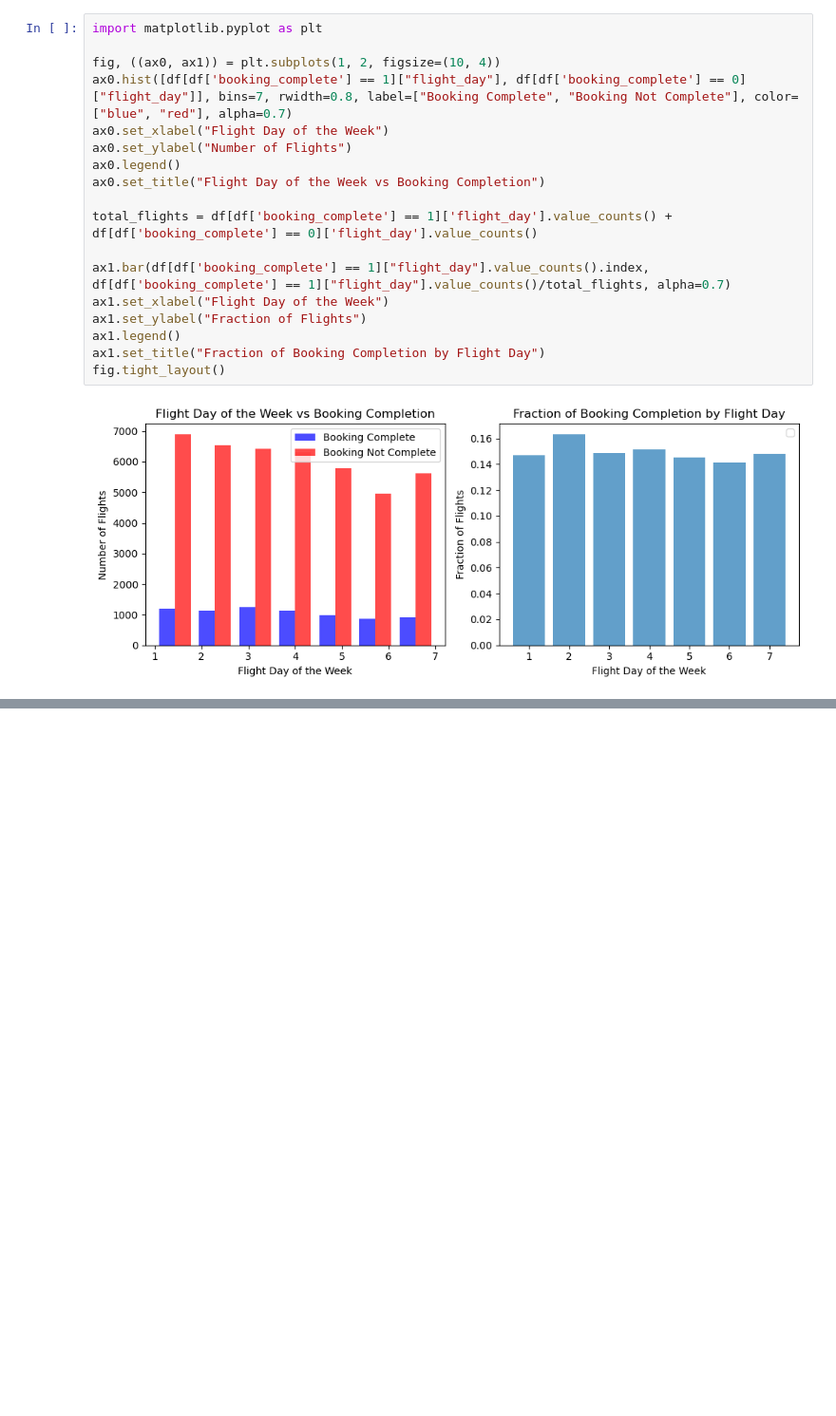
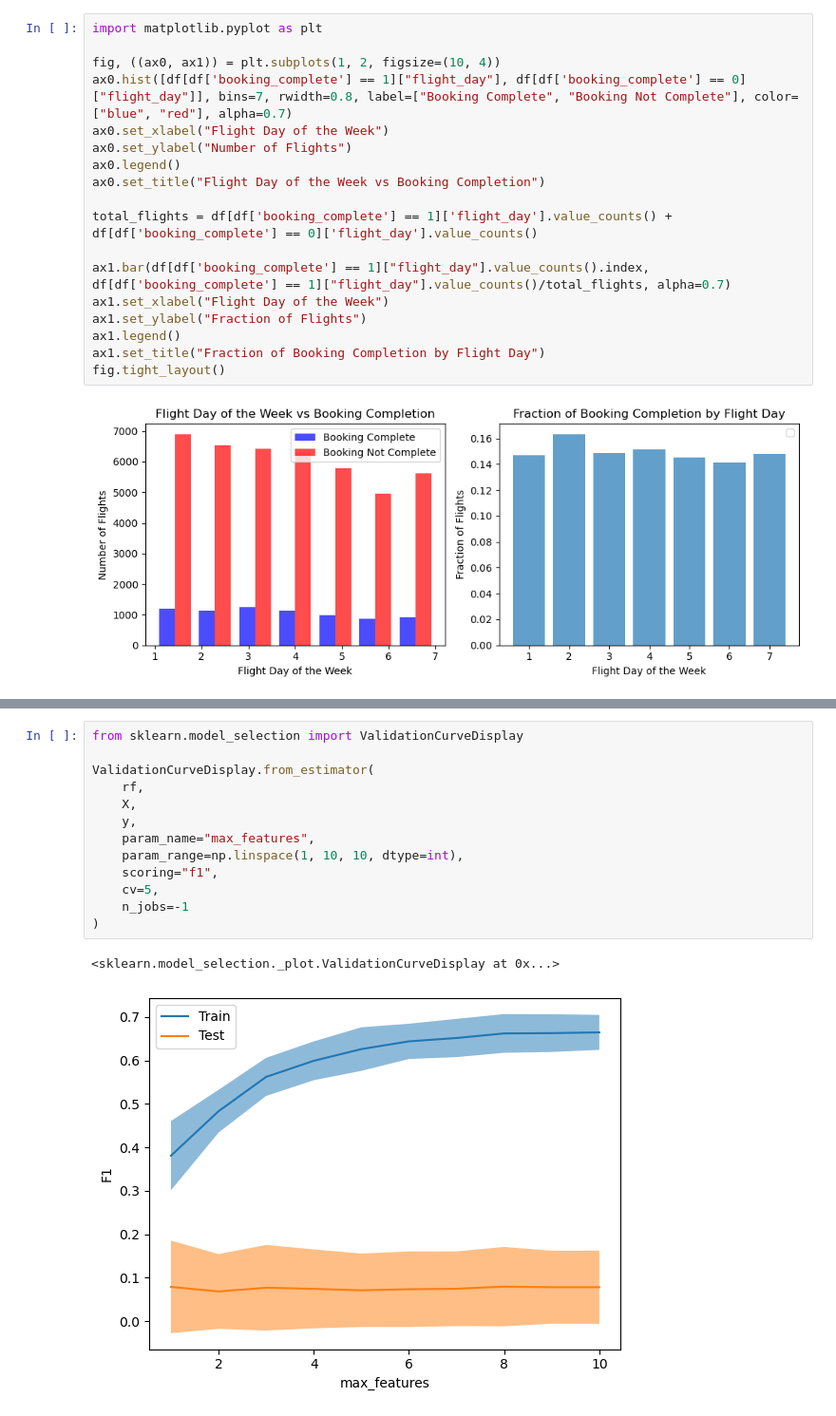
Before and after one commit to salty511/ba-data-course, a Jupyter notebook: buying-behaviour-modelling.ipynb, the cells around one changed output, grey strips where cells are left out. Shown at 95% size. Saved outputs shown, nothing was run; the diff lists cells and outputs as text; blank space fills up the shorter version.

Commit message:
Initial model invesitagation and hyperparameter tuning

```diff
--- a/buying-behaviour-modelling.ipynb
+++ b/buying-behaviour-modelling.ipynb
@@ -212,0 +264,16 @@ df[df['booking_complete'] == 0].describe()
+# %%
+from sklearn.model_selection import ValidationCurveDisplay
+
+ValidationCurveDisplay.from_estimator(
+	rf,
+	X,
+	y,
+	param_name="max_features",
+	param_range=np.linspace(1, 10, 10, dtype=int),
+	scoring="f1",
+	cv=5,
+	n_jobs=-1
+)
+# %% [output]
+<sklearn.model_selection._plot.ValidationCurveDisplay at 0x...>
+[figure, added]
```
Also changed, not shown: parts of 16 cells of this notebook.
